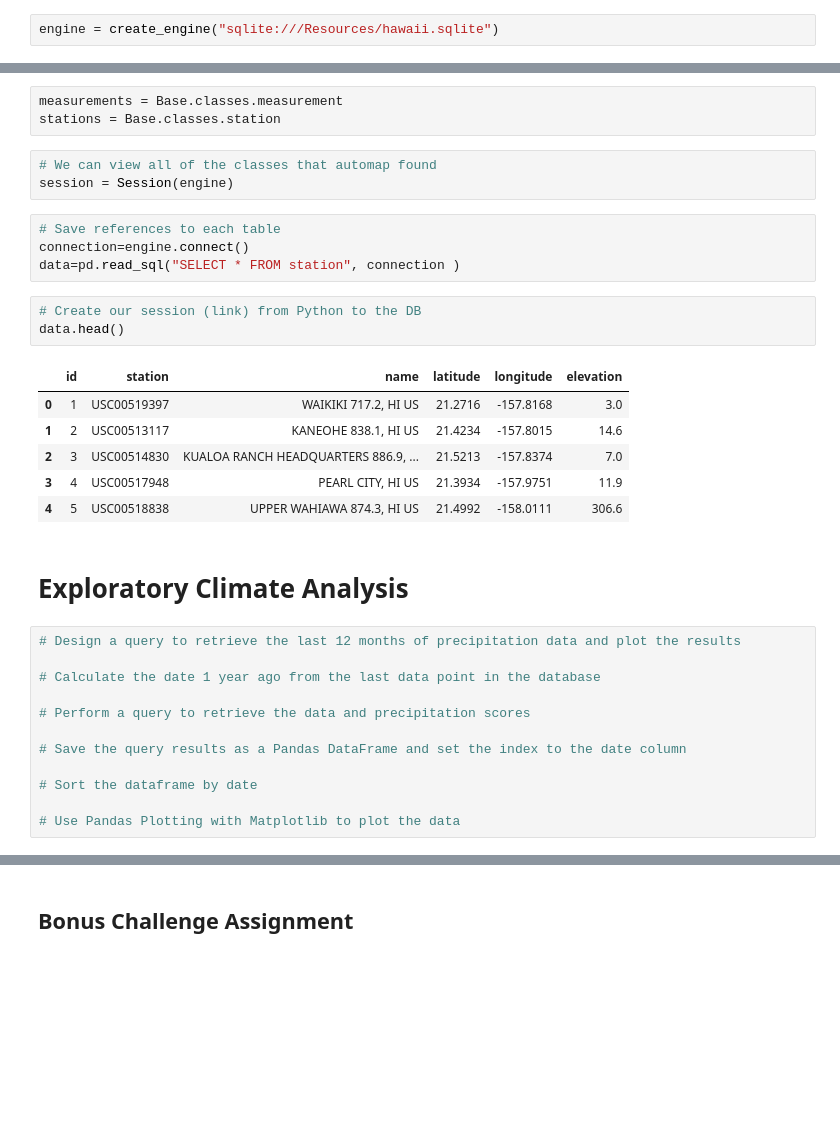
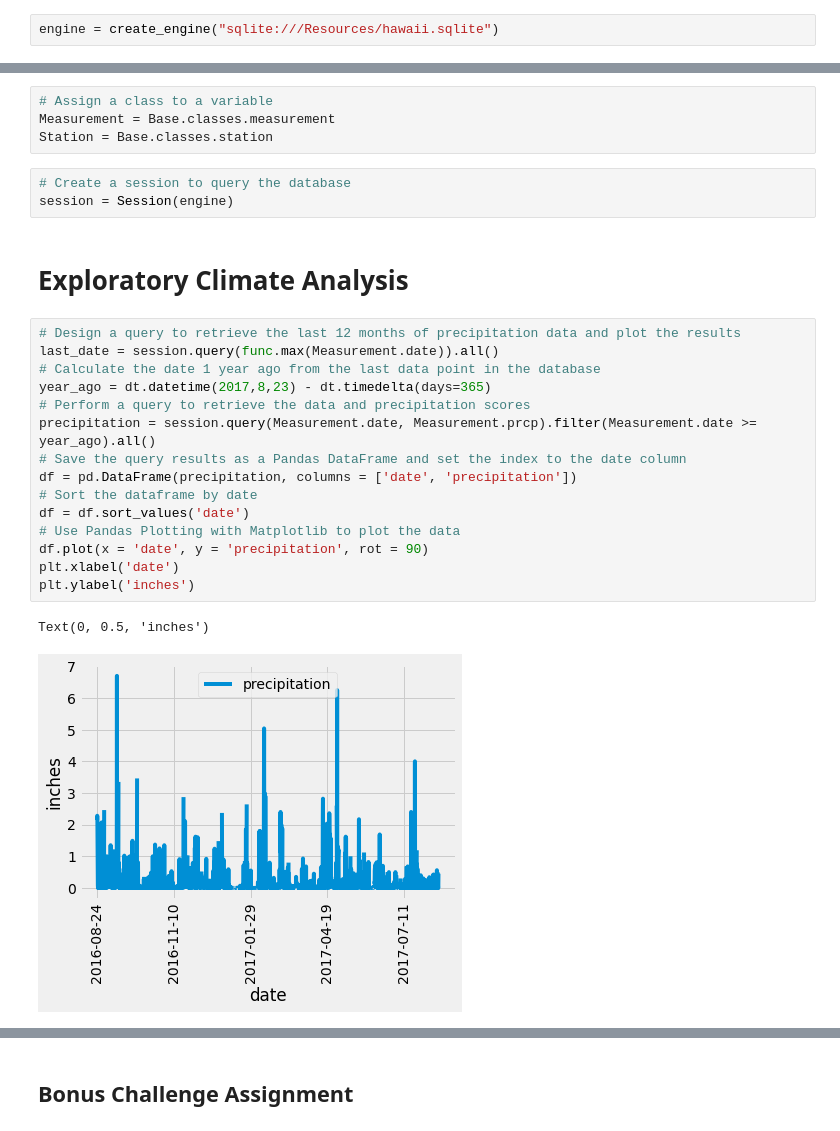
Before and after one commit to jazz-cloud/SQLalchemy-challenge, a Jupyter notebook: climate_starter.ipynb, the cells around one changed output, grey strips where cells are left out. Cells and saved outputs as stored; diff of their text form; blank space fills up the shorter version.

```diff
--- a/climate_starter.ipynb
+++ b/climate_starter.ipynb
@@ -29,36 +32,29 @@ Base.classes.keys()
 # %%
-measurements = Base.classes.measurement
-stations = Base.classes.station
+# Assign a class to a variable
+Measurement = Base.classes.measurement
+Station = Base.classes.station
-# %%
-# We can view all of the classes that automap found
-session = Session(engine)
-# %%
-# Save references to each table
-connection=engine.connect()
-data=pd.read_sql("SELECT * FROM station", connection )
-# %%
-# Create our session (link) from Python to the DB
-data.head()
-# %% [output]
-|  | id | station | name | latitude | longitude | elevation |
-| 0 | 1 | USC00519397 | WAIKIKI 717.2, HI US | 21.2716 | -157.8168 | 3.0 |
-| 1 | 2 | USC00513117 | KANEOHE 838.1, HI US | 21.4234 | -157.8015 | 14.6 |
-| 2 | 3 | USC00514830 | KUALOA RANCH HEADQUARTERS 886.9, ... | 21.5213 | -157.8374 | 7.0 |
-| 3 | 4 | USC00517948 | PEARL CITY, HI US | 21.3934 | -157.9751 | 11.9 |
-| 4 | 5 | USC00518838 | UPPER WAHIAWA 874.3, HI US | 21.4992 | -158.0111 | 306.6 |
+# %%
+# Create a session to query the database
+session = Session(engine)
 # %% [markdown]
 # Exploratory Climate Analysis
 # %%
 # Design a query to retrieve the last 12 months of precipitation data and plot the results
-
+last_date = session.query(func.max(Measurement.date)).all()
 # Calculate the date 1 year ago from the last data point in the database
-
+year_ago = dt.datetime(2017,8,23) - dt.timedelta(days=365)
 # Perform a query to retrieve the data and precipitation scores
-
+precipitation = session.query(Measurement.date, Measurement.prcp).filter(Measurement.date >= year_ago).all()
 # Save the query results as a Pandas DataFrame and set the index to the date column
-
+df = pd.DataFrame(precipitation, columns = ['date', 'precipitation'])
 # Sort the dataframe by date
-
+df = df.sort_values('date')
 # Use Pandas Plotting with Matplotlib to plot the data
+df.plot(x = 'date', y = 'precipitation', rot = 90)
+plt.xlabel('date')
+plt.ylabel('inches')
+# %% [output]
+Text(0, 0.5, 'inches')
+[figure, added]
 # %%
 # Use Pandas to calcualte the summary statistics for the precipitation data
```
Also changed, not shown: parts of 7 cells of this notebook, 1 other file.
